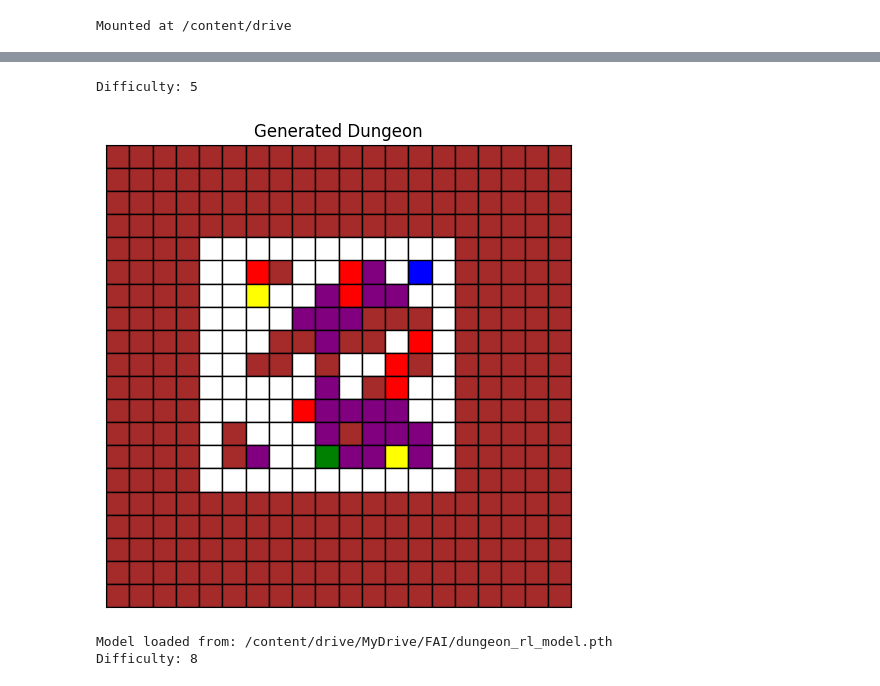
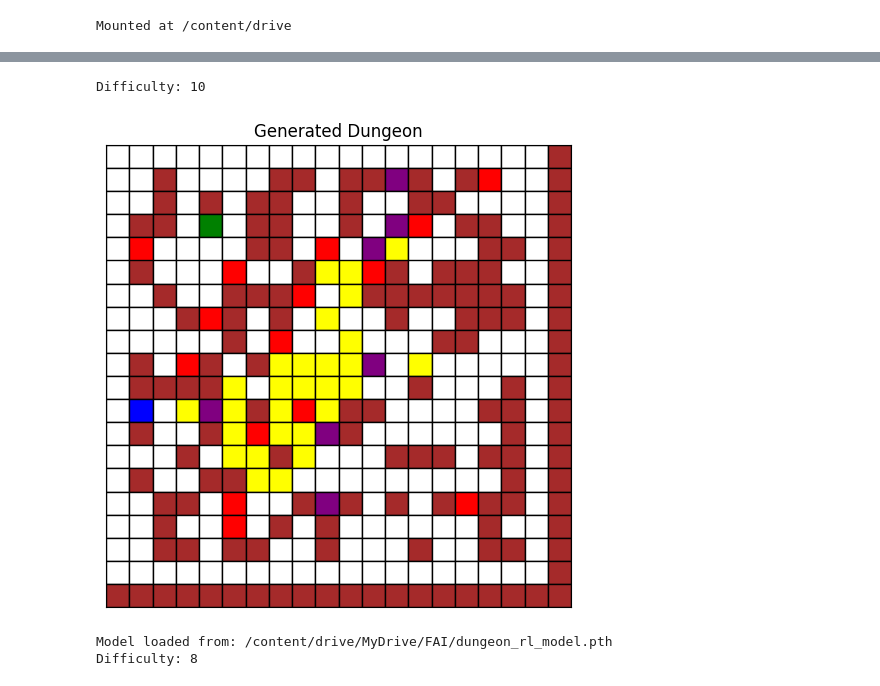
Before and after one commit to sumitkanu/AI-Game-Developer, a Jupyter notebook: Level_Generator_Reduced_Action_space.ipynb, the cells around one changed output, grey strips where cells are left out. Drawn from its saved outputs; the diff is of its cells as text; code cells hidden in the pictures.

```diff
--- a/Level_Generator_Reduced_Action_space.ipynb
+++ b/Level_Generator_Reduced_Action_space.ipynb
@@ -413,11 +444,11 @@ Model saved to: dungeon_rl_model.pth
 # %%
-difficulty = 5
+difficulty = 10
 print(f"Difficulty: {difficulty}")
 generated_dungeon = generate_dungeon_with_model(trained_agent, difficulty)
 visualize_dungeon(generated_dungeon)
 # %% [output]
-Difficulty: 5
+Difficulty: 10
-[figure, old version]
+[figure, new version]
 # %%
 # Load model before generating dungeons
 agent = load_trained_agent("/content/drive/MyDrive/FAI/dungeon_rl_model.pth")  # Ensure same architecture
```
Also changed, not shown: parts of 3 cells of this notebook, 1 other file.
